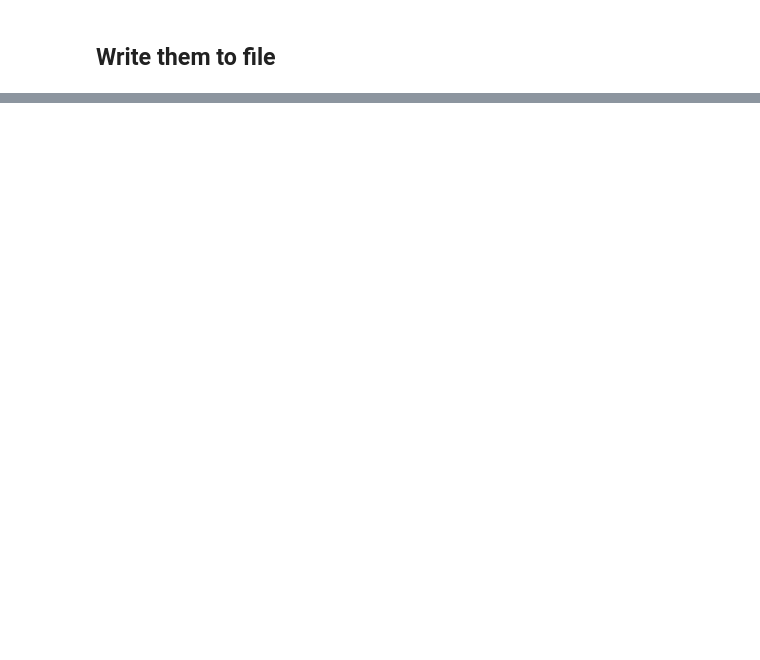
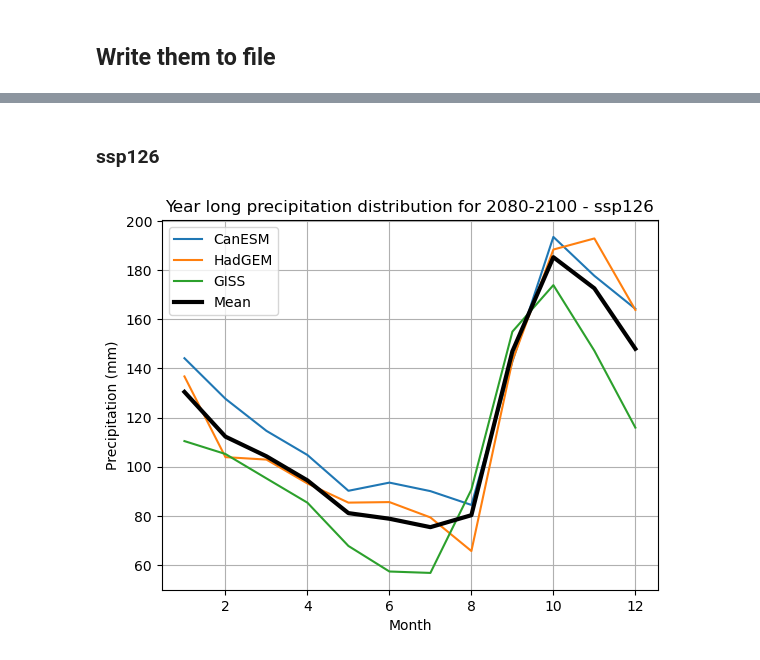
Before and after one commit to BenFarris18/Directed__Studies, a Jupyter notebook: Projected_Data.ipynb, the cells around one changed output, grey strips where cells are left out. Cells and saved outputs as stored; diff of their text form; code cells hidden in the pictures; blank space fills up the shorter version.

```diff
--- a/Projected_Data.ipynb
+++ b/Projected_Data.ipynb
@@ -270,0 +198,33 @@ sm.taylor_diagram(sdev,crmsd,ccoef,
+# %% [markdown]
+### ssp126
+# %%
+can_26 = xr.open_dataset('can_26.nc')
+had_26 = xr.open_dataset('had_26.nc')
+gis_26 = xr.open_dataset('gis_26.nc')
+
+can_26_year = can_26.sel(time=slice('2080', '2100'))
+had_26_year = had_26.sel(time=slice('2080', '2100'))
+gis_26_year = gis_26.sel(time=slice('2080', '2100'))
+
+can_26_map = can_26_year.groupby('time.month').mean('time').mean(['lon', 'lat'])*86400*30.4
+had_26_map = had_26_year.groupby('time.month').mean('time').mean(['lon', 'lat'])*86400*30.4
+gis_26_map = gis_26_year.groupby('time.month').mean('time').mean(['lon', 'lat'])*86400*30.4
+
+can_26_map = can_26_map.mean('member_id')
+had_26_map = had_26_map.mean('member_id')
+gis_26_map = gis_26_map.mean('member_id')
+
+time = can_26_map.month
+fig, axs = plt.subplots(1, 1)
+mean_26 = (can_26_map.pr+had_26_map.pr+gis_26_map.pr)/3
+axs.plot(time,can_26_map.pr, label='CanESM')
+axs.plot(time, had_26_map.pr, label='HadGEM')
+axs.plot(time, gis_26_map.pr, label='GISS')
+axs.plot(time, mean_26, label='Mean', color='k', linewidth=3)
+axs.set_xlabel('Month')
+axs.set_ylabel('Precipitation (mm)')
+axs.set_title('Year long precipitation distribution for 2080-2100 - ssp126')
+axs.legend()
+axs.grid()
+# %% [output]
+[figure, added]
```
Also changed, not shown: parts of 41 cells of this notebook.
